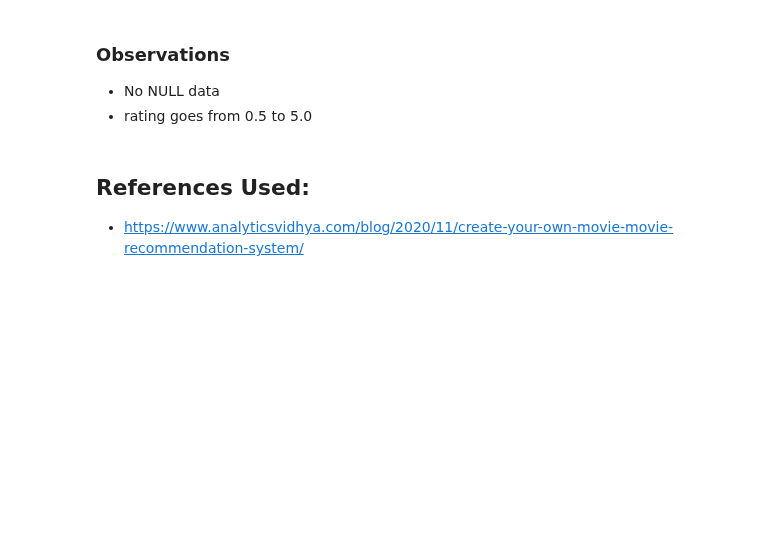
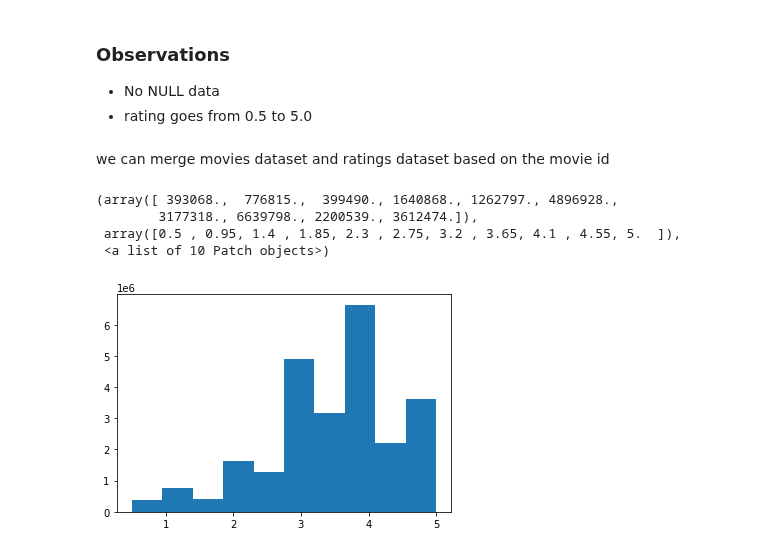
Before and after one commit to Vikas-KM/machine-learning, a Jupyter notebook: ML_Projects/Movie Recommendation System/Movie_Recommendation_using_Naive_Bayes_Algorithm.ipynb, the cells around one changed output. Saved outputs shown, nothing was run; the diff lists cells and outputs as text; code cells hidden in the pictures; blank space fills up the shorter version.

Commit message:
Cleaned ratings dataset and merged with the movies dataset

```diff
--- a/ML_Projects/Movie Recommendation System/Movie_Recommendation_using_Naive_Bayes_Algorithm.ipynb
+++ b/ML_Projects/Movie Recommendation System/Movie_Recommendation_using_Naive_Bayes_Algorithm.ipynb
@@ -446,6 +511,13 @@ Name: rating, dtype: int64
 ### Observations
 - No NULL data
 - rating goes from 0.5 to 5.0
-# %% [markdown]
-## References Used:
-- https://www.analyticsvidhya.com/blog/2020/11/create-your-own-movie-movie-recommendation-system/
+# %% [markdown]
+we can merge movies dataset and ratings dataset based on the movie id
+# %%
+plt.hist(df_ratings['rating'])
+# %% [output]
+(array([ 393068.,  776815.,  399490., 1640868., 1262797., 4896928.,
+        3177318., 6639798., 2200539., 3612474.]),
+ array([0.5 , 0.95, 1.4 , 1.85, 2.3 , 2.75, 3.2 , 3.65, 4.1 , 4.55, 5.  ]),
+ <a list of 10 Patch objects>)
+[figure, added]
```
Also changed, not shown: parts of 29 cells of this notebook.
